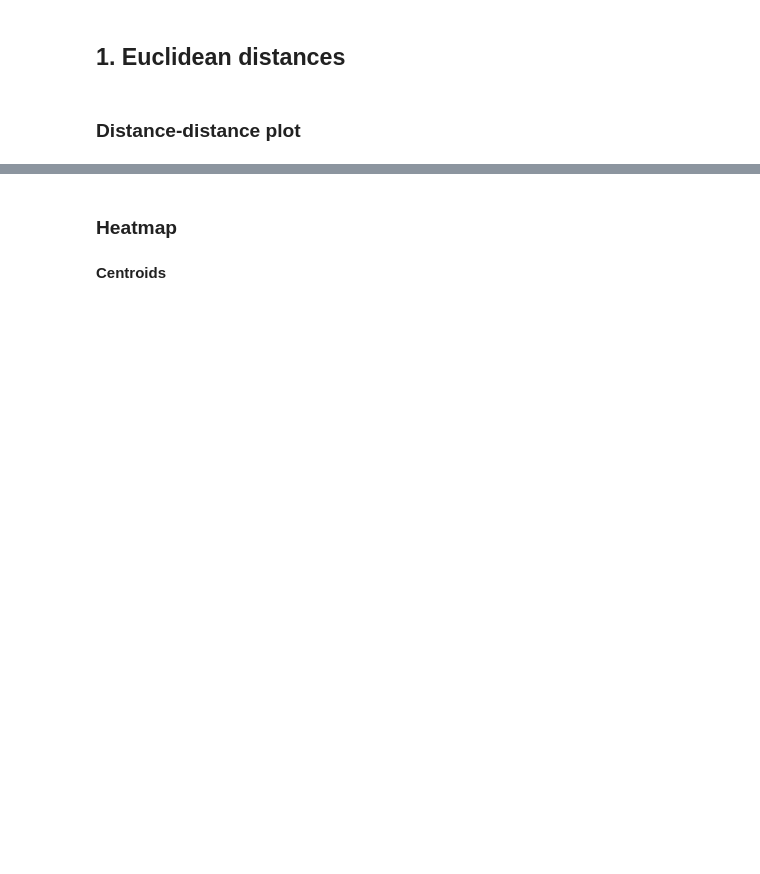
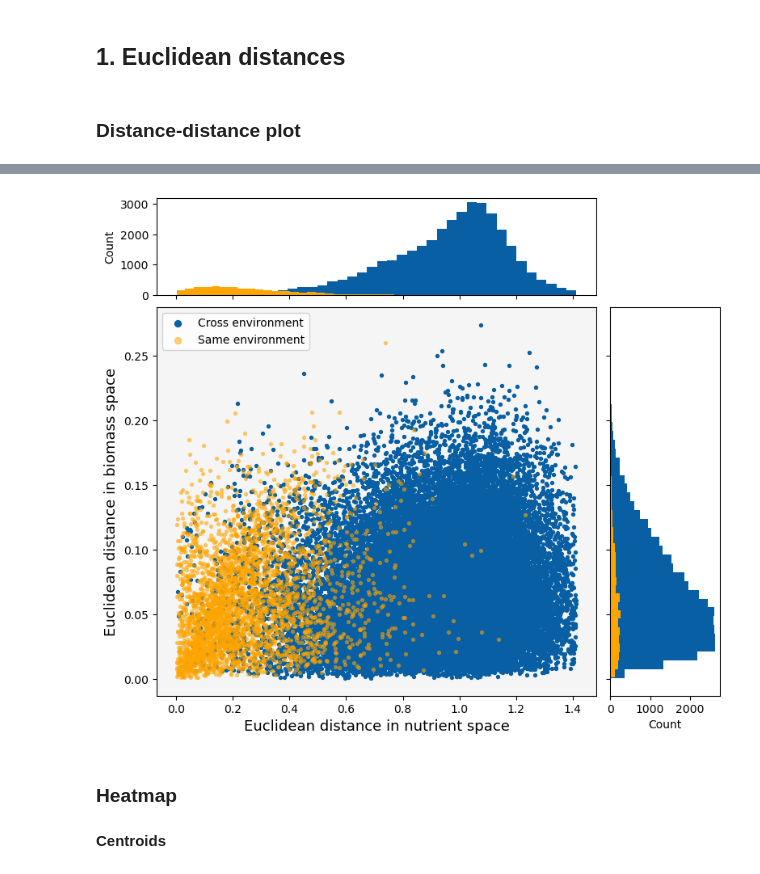
Before and after one commit to celasa/biomass_thesis, a Jupyter notebook: notebooks/03_mapping.ipynb, the cells around one changed output, grey strips where cells are left out. Saved outputs shown, nothing was run; the diff lists cells and outputs as text; code cells hidden in the pictures; blank space fills up the shorter version.

```diff
--- a/notebooks/03_mapping.ipynb
+++ b/notebooks/03_mapping.ipynb
@@ -125,3 +141,94 @@ plt.show()
+# %%
+fig = plt.figure(figsize=(9, 8))
+
+# Layout: scatter in bottom-left,
+# x marginal on top, y marginal on right
+gs = fig.add_gridspec(
+    2, 2,
+    width_ratios=(4, 1),
+    height_ratios=(1, 4),
+    hspace=0.05,
+    wspace=0.05
+)
+
+ax = fig.add_subplot(gs[1, 0])
+ax_histx = fig.add_subplot(gs[0, 0], sharex=ax)
+ax_histy = fig.add_subplot(gs[1, 1], sharey=ax)
+
+# -----------------------
+# Main scatter plot
+# -----------------------
+ax.scatter(
+    dx[~same], dy[~same],
+    s=8, alpha=1.0,
+    label="Cross environment",
+    color=color_map(0.9)
+)
+
+ax.scatter(
+    dx[same], dy[same],
+    s=8,
+    alpha=0.5,
+    label="Same environment",
+    color='orange'
+)
+
+ax.set_ylabel("Euclidean distance in biomass space", fontsize=13)
+ax.set_xlabel("Euclidean distance in nutrient space", fontsize=13)
+ax.legend(markerscale=2)
+ax.set_facecolor("whitesmoke")
+
+
+# -----------------------
+# Marginal distribution of X
+# -----------------------
+ax_histx.hist(
+    dx[~same],
+    bins=40,
+    alpha=1.0,
+    color=color_map(0.9),
+    label="Cross environment"
+)
+
+ax_histx.hist(
+    dx[same],
+    bins=40,
+    # alpha=0.5,
+    color='orange',
+    label="Same environment"
+)
+
+
+# -----------------------
+# Marginal distribution of Y
+# -----------------------
+ax_histy.hist(
+    dy[~same],
+    bins=40,
+    # alpha=0.7,
+    orientation="horizontal",
+    color=color_map(0.9)
+)
+
+ax_histy.hist(
+    dy[same],
+    bins=40,
+    # alpha=0.5,
+    orientation="horizontal",
+    color='orange'
+)
+
+
+# Hide redundant tick labels
+ax_histx.tick_params(axis="x", labelbottom=False)
+ax_histy.tick_params(axis="y", labelleft=False)
+
+ax_histx.set_ylabel("Count")
+ax_histy.set_xlabel("Count")
+
+plt.show()
+# %% [output]
+[figure, added]
 # %% [markdown]
 ### Heatmap
 # %% [markdown]
```
Also changed, not shown: parts of 11 cells of this notebook, 6 other files.
